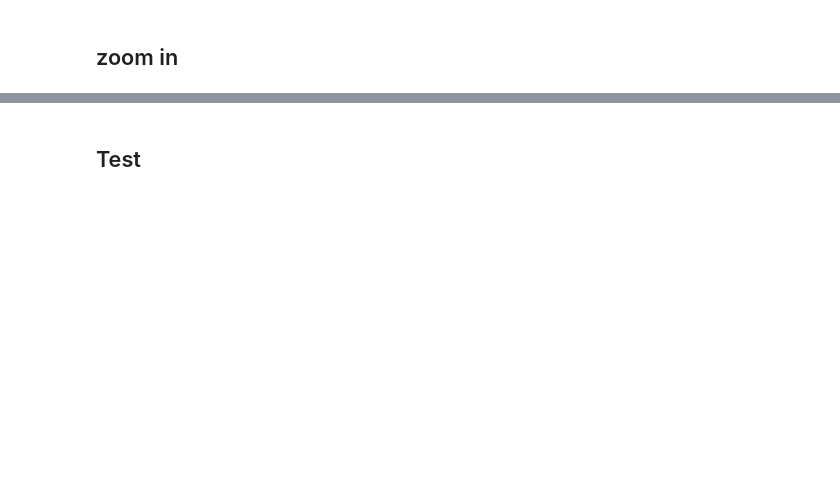
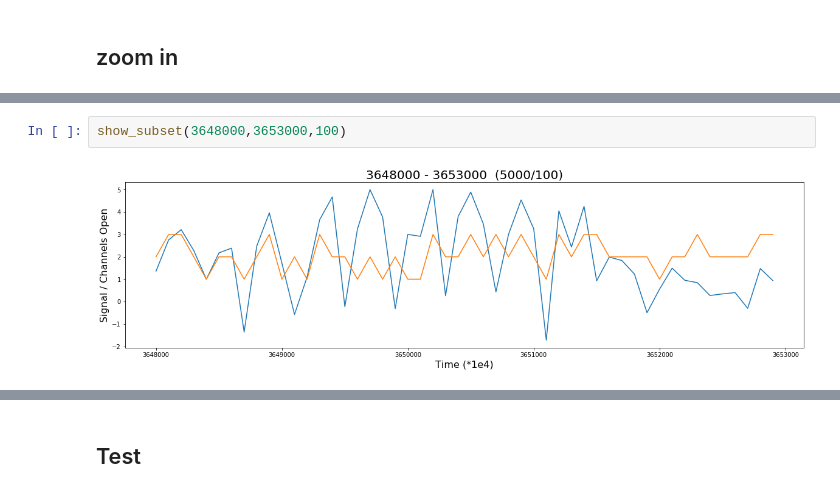
Before and after one commit to ahs8w/kaggle-comps, a Jupyter notebook: IonSwitching.ipynb, the cells around one changed output, grey strips where cells are left out. Saved outputs shown, nothing was run; the diff lists cells and outputs as text; blank space fills up the shorter version.

```diff
--- a/IonSwitching.ipynb
+++ b/IonSwitching.ipynb
@@ -91,0 +131,4 @@ show_subsets(n=2, length=500, step=1)
+# %%
+show_subset(3648000,3653000,100)
+# %% [output]
+[figure, added]
```
Also changed, not shown: parts of 31 cells of this notebook.
